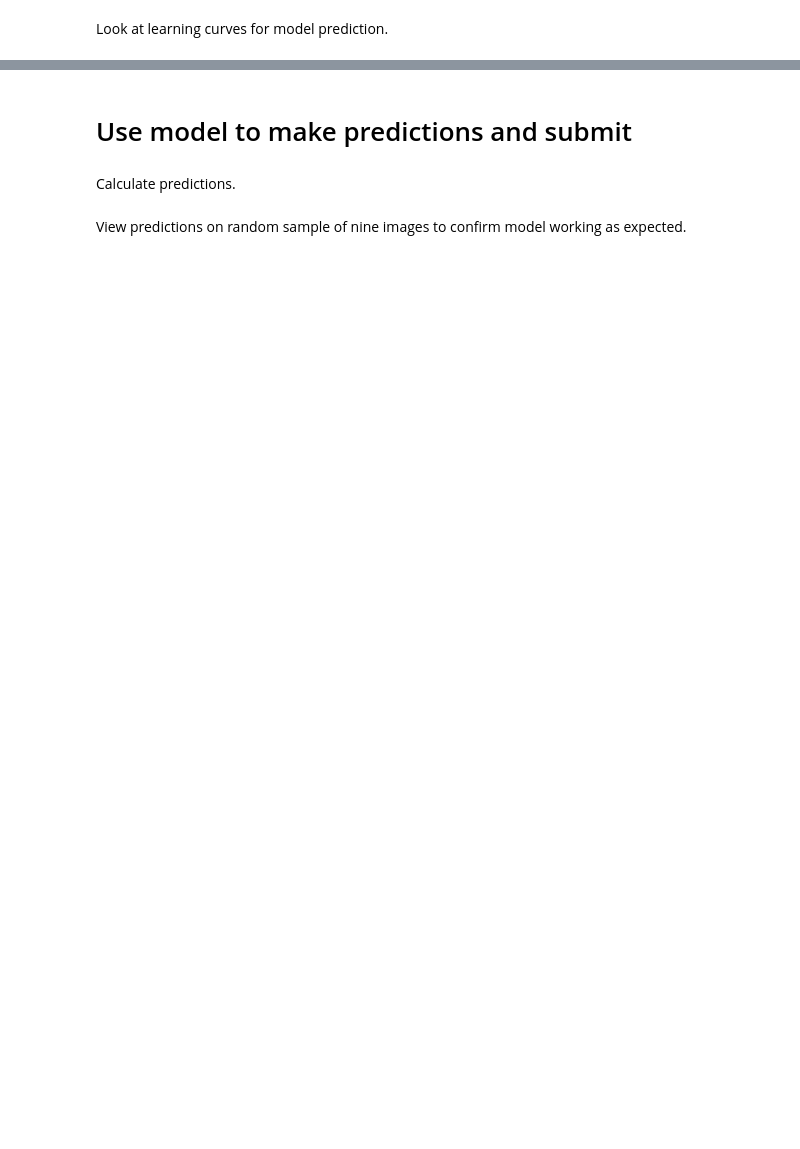
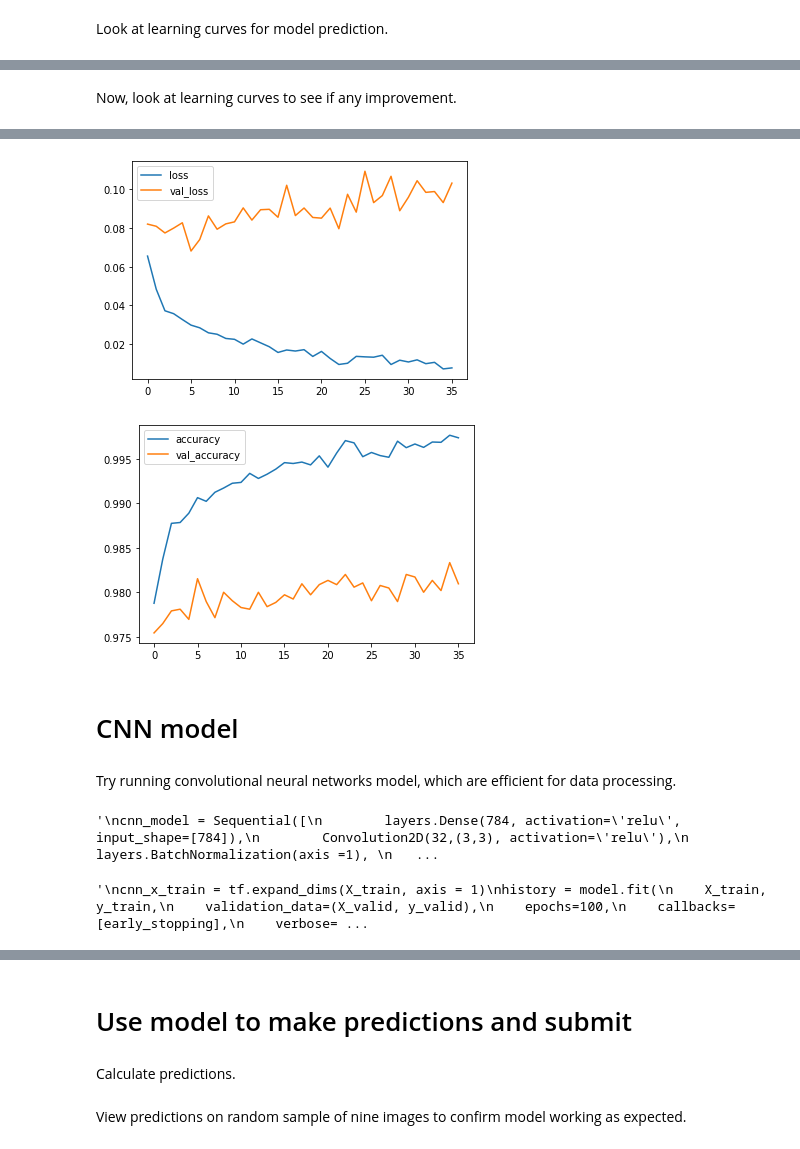
Before and after one commit to zrosen3/Kaggle, a Jupyter notebook: computer-vision-1.ipynb, the cells around one changed output, grey strips where cells are left out. Drawn from its saved outputs; the diff is of its cells as text; code cells hidden in the pictures; blank space fills up the shorter version.

```diff
--- a/computer-vision-1.ipynb
+++ b/computer-vision-1.ipynb
@@ -175,0 +181,14 @@ Best Validation Accuracy: 0.9790
+# %%
+early_stopping = keras.callbacks.EarlyStopping(
+    patience=30,
+    restore_best_weights=True,
+)
+
+history = model.fit(
+    X_train, y_train,
+    validation_data=(X_valid, y_valid),
+    epochs=100,
+    verbose=0,
+    callbacks = [early_stopping]
+)
+model.evaluate(X_valid, y_valid)
@@ -175,0 +198,13 @@ Best Validation Accuracy: 0.9790
+# %% [markdown]
+Now, look at learning curves to see if any improvement.
+# %%
+history_df = pd.DataFrame(history.history)
+# Start the plot at epoch 5
+history_df.loc[:, ['loss', 'val_loss']].plot()
+history_df.loc[:, ['accuracy', 'val_accuracy']].plot()
+
+print(("Best Validation Loss: {:0.4f}" +\
+      "\nBest Validation Accuracy: {:0.4f}")\
+      .format(history_df['val_loss'].min(),
+              history_df['val_accuracy'].max()))
+# %% [output]
@@ -175,0 +213,47 @@ Best Validation Accuracy: 0.9790
+[figure, added]
+[figure, added]
+# %% [markdown]
+# CNN model
+# %% [markdown]
+Try running convolutional neural networks model, which are efficient for data processing.
+# %%
+'''
+cnn_model = Sequential([
+        layers.Dense(784, activation='relu', input_shape=[784]),
+        Convolution2D(32,(3,3), activation='relu'),
+        layers.BatchNormalization(axis =1),
+        Convolution2D(32,(3,3), activation='relu'),
+        MaxPooling2D(),
+        layers.BatchNormalization(axis = 1),
+        Convolution2D(64,(3,3), activation='relu'),
+        layers.BatchNormalization(axis =1),
+        Convolution2D(64,(3,3), activation='relu'),
+        MaxPooling2D(),
+        Flatten(),
+        layers.BatchNormalization(),
+        Dense(512, activation='relu'),
+        layers.BatchNormalization(),
+        Dense(10, activation='softmax')
+        ])
+cnn_model.compile(optimizer = "adam", loss='categorical_crossentropy',
+                  metrics=['accuracy'])
+early_stopping = keras.callbacks.EarlyStopping(
+    patience=10,
+    restore_best_weights=True,
+)
+'''
+# %% [output]
+'\ncnn_model = Sequential([\n        layers.Dense(784, activation=\'relu\', input_shape=[784]),\n        Convolution2D(32,(3,3), activation=\'relu\'),\n        layers.BatchNormalization(axis =1), \n   ...
+# %%
+'''
+cnn_x_train = tf.expand_dims(X_train, axis = 1)
+history = model.fit(
+    X_train, y_train,
+    validation_data=(X_valid, y_valid),
+    epochs=100,
+    callbacks=[early_stopping],
+    verbose=0,
+)
+'''
+# %% [output]
+'\ncnn_x_train = tf.expand_dims(X_train, axis = 1)\nhistory = model.fit(\n    X_train, y_train,\n    validation_data=(X_valid, y_valid),\n    epochs=100,\n    callbacks=[early_stopping],\n    verbose= ...
```
Also changed, not shown: parts of 11 cells of this notebook.
